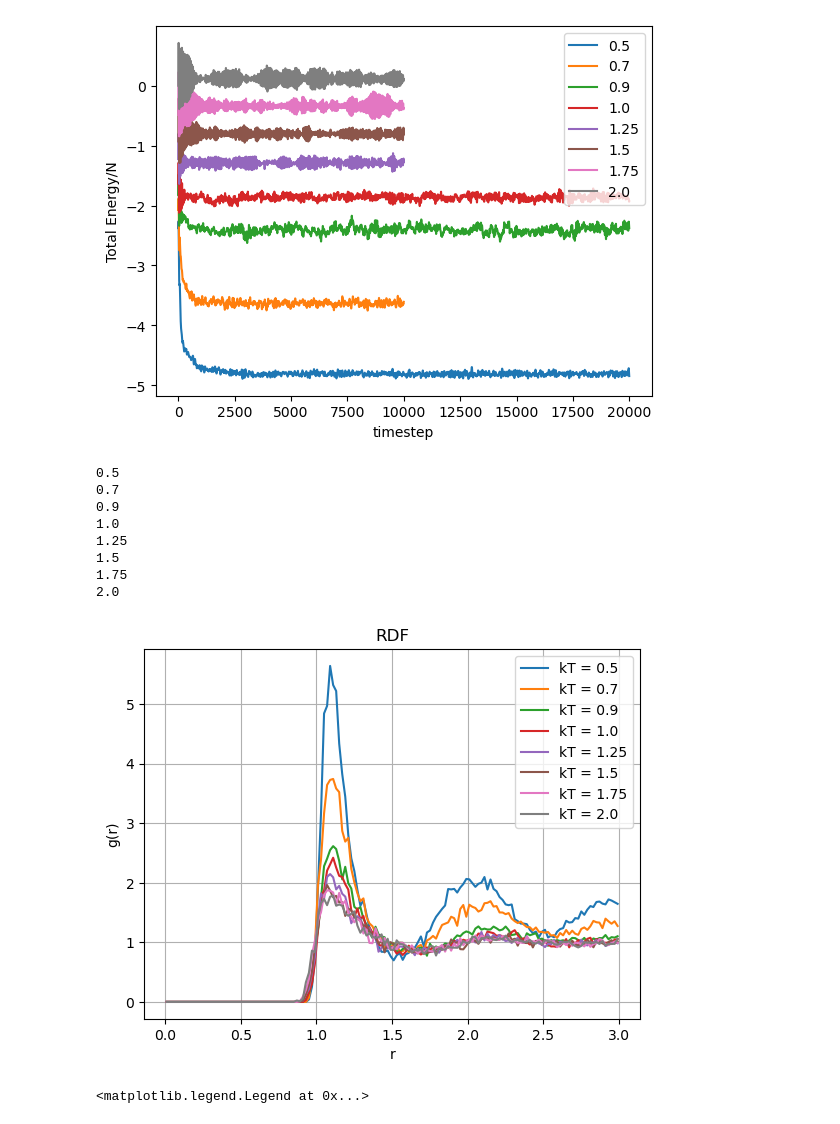
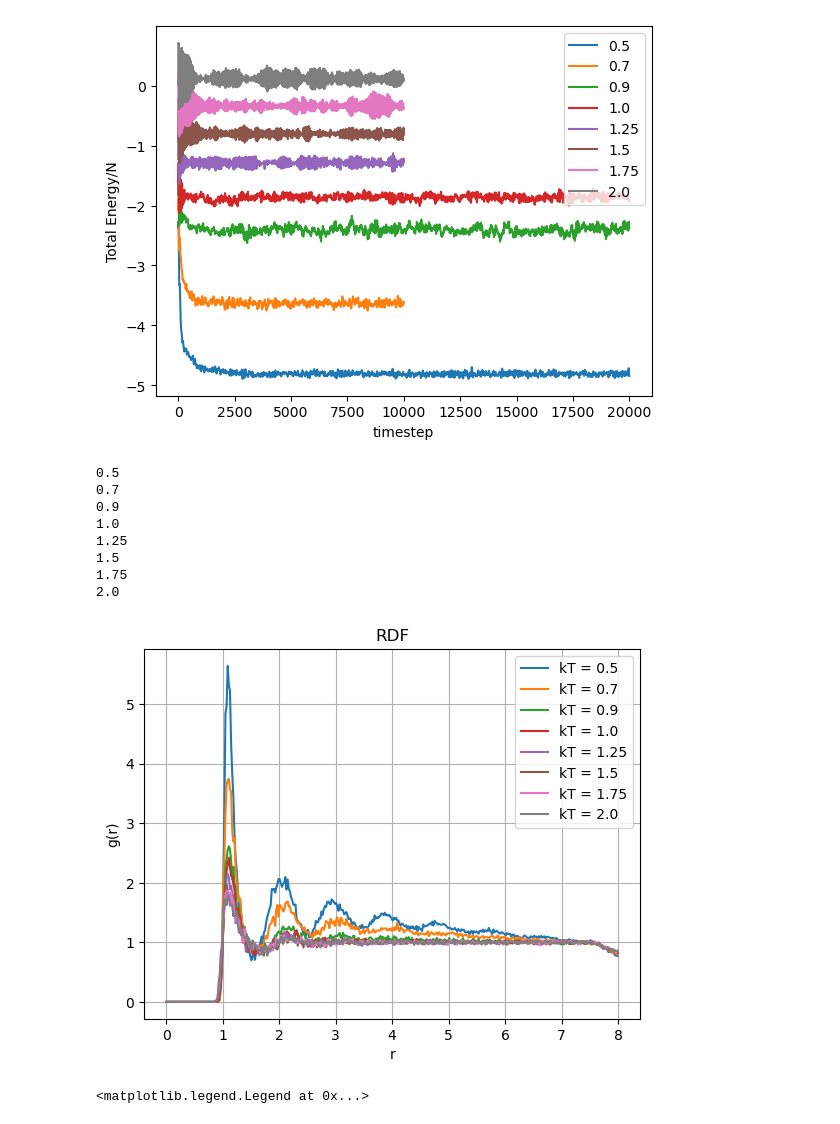
Before and after one commit to StephMcCallum/MSE563, a Jupyter notebook: Project 2.ipynb, the cells around one changed output. Saved outputs shown, nothing was run; the diff lists cells and outputs as text; code cells hidden in the pictures.

```diff
--- a/Project 2.ipynb
+++ b/Project 2.ipynb
@@ -239,25 +239,25 @@ plt.legend()
 # %%
 T = [0.5,0.7,0.9,1.0,1.25,1.5,1.75,2.0]
 for kT in T:
     print(kT)
     snapshot = positions[f"{kT}"]
-    r, g_r = rdf(snapshot[0], density=0.5)
+    r, g_r = rdf(snapshot[0], density=0.5,r_max=8.0)
     plt.plot(r,g_r, label=f"kT = {kT}")
 plt.xlabel("r")
 plt.ylabel("g(r)")
 plt.title("RDF")
 plt.legend()
 plt.grid(True)
 # %% [output]
 0.5
 0.7
 0.9
 1.0
 1.25
 1.5
 1.75
 2.0
-[figure, old version]
+[figure, new version]
 # %%
 T = [0.5,0.7,0.9,1.0,1.25,1.5,1.75,2.0]
 for i in T:
```
Also changed, not shown: parts of 1 cell of this notebook.
